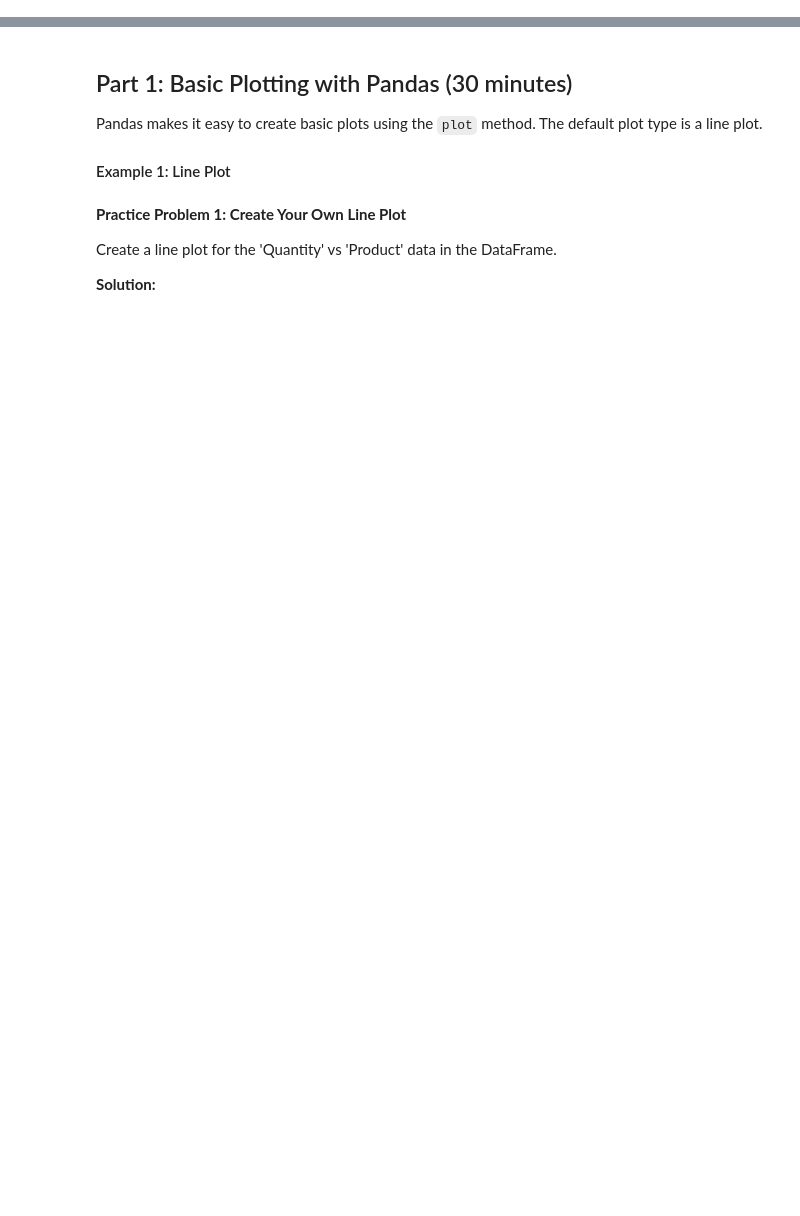
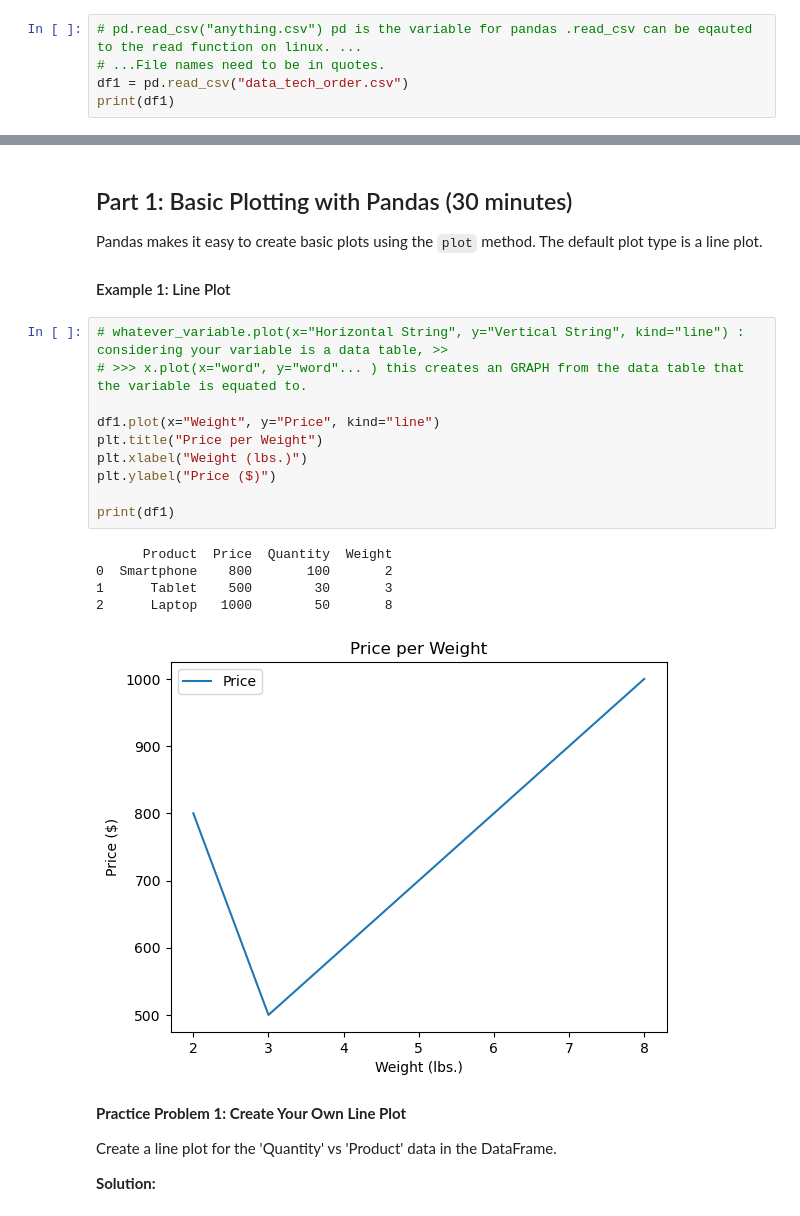
Before and after one commit to idontwantausername94/CFR-2025, a Jupyter notebook: Python/Session 10 - Plotting and Visualization of DataFrames.ipynb, the cells around one changed output, grey strips where cells are left out. Saved outputs shown, nothing was run; the diff lists cells and outputs as text; blank space fills up the shorter version.

```diff
--- a/Python/Session 10 - Plotting and Visualization of DataFrames.ipynb
+++ b/Python/Session 10 - Plotting and Visualization of DataFrames.ipynb
@@ -25,3 +29,8 @@ Before we start, let's import Pandas and Matplotlib:
 # %% [markdown]
 ### Creating Sample DataFrame
 We'll use the following sample DataFrame for our examples:
+# %%
+# pd.read_csv("anything.csv") pd is the variable for pandas .read_csv can be eqauted to the read function on linux. ...
+# ...File names need to be in quotes.
+df1 = pd.read_csv("data_tech_order.csv")
+print(df1)
@@ -31,6 +53,22 @@ We'll use the following sample DataFrame for our examples:
 Pandas makes it easy to create basic plots using the `plot` method. The default plot type is a line plot.
 
 #### Example 1: Line Plot
+# %%
+# whatever_variable.plot(x="Horizontal String", y="Vertical String", kind="line") : considering your variable is a data table, >>
+# >>> x.plot(x="word", y="word"... ) this creates an GRAPH from the data table that the variable is equated to.
+
+df1.plot(x="Weight", y="Price", kind="line")
+plt.title("Price per Weight")
+plt.xlabel("Weight (lbs.)")
+plt.ylabel("Price ($)")
+
+print(df1)
+# %% [output]
+      Product  Price  Quantity  Weight
+0  Smartphone    800       100       2
+1      Tablet    500        30       3
+2      Laptop   1000        50       8
+[figure, added]
 # %% [markdown]
 **Practice Problem 1: Create Your Own Line Plot**
 
```
Also changed, not shown: parts of 11 cells of this notebook, 2 other files.
